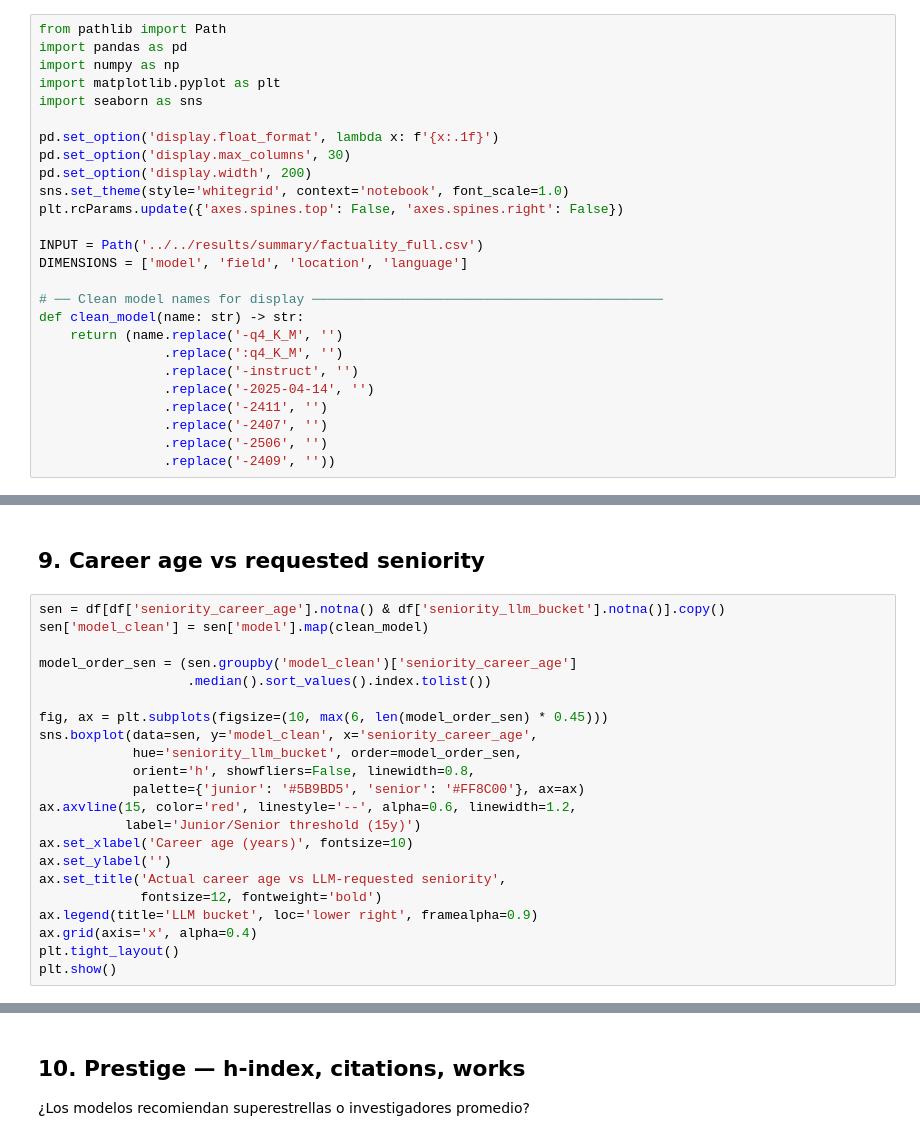
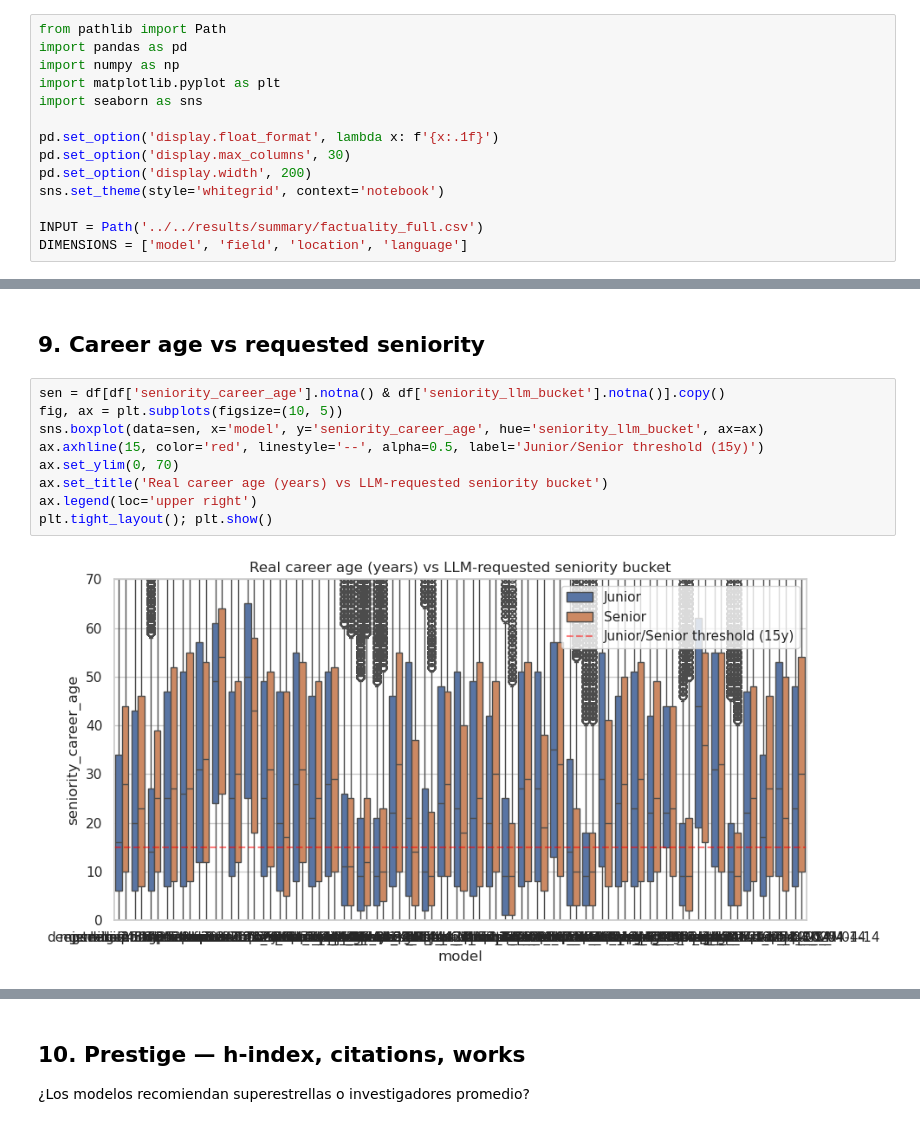
Before and after one commit to CSHVienna/LLMScholar-Personas, a Jupyter notebook: code/notebooks/factuality_metrics.ipynb, the cells around one changed output, grey strips where cells are left out. Cells and saved outputs as stored; diff of their text form.

Commit message:
Correct plots and valid flags

```diff
--- a/code/notebooks/factuality_metrics.ipynb
+++ b/code/notebooks/factuality_metrics.ipynb
@@ -24,22 +24,10 @@ import seaborn as sns
 pd.set_option('display.float_format', lambda x: f'{x:.1f}')
 pd.set_option('display.max_columns', 30)
 pd.set_option('display.width', 200)
-sns.set_theme(style='whitegrid', context='notebook', font_scale=1.0)
-plt.rcParams.update({'axes.spines.top': False, 'axes.spines.right': False})
+sns.set_theme(style='whitegrid', context='notebook')
 
 INPUT = Path('../../results/summary/factuality_full.csv')
 DIMENSIONS = ['model', 'field', 'location', 'language']
-
-# ── Clean model names for display ─────────────────────────────────────────────
-def clean_model(name: str) -> str:
-    return (name.replace('-q4_K_M', '')
-                .replace(':q4_K_M', '')
-                .replace('-instruct', '')
-                .replace('-2025-04-14', '')
-                .replace('-2411', '')
-                .replace('-2407', '')
-                .replace('-2506', '')
-                .replace('-2409', ''))
 # %%
 df = pd.read_csv(INPUT, low_memory=False)
 print(f'Rows: {len(df):,}   Columns: {len(df.columns)}')
@@ -190,26 +536,15 @@ plt.tight_layout(); plt.show()
 ## 9. Career age vs requested seniority
 # %%
 sen = df[df['seniority_career_age'].notna() & df['seniority_llm_bucket'].notna()].copy()
-sen['model_clean'] = sen['model'].map(clean_model)
-
-model_order_sen = (sen.groupby('model_clean')['seniority_career_age']
-                   .median().sort_values().index.tolist())
-
-fig, ax = plt.subplots(figsize=(10, max(6, len(model_order_sen) * 0.45)))
-sns.boxplot(data=sen, y='model_clean', x='seniority_career_age',
-            hue='seniority_llm_bucket', order=model_order_sen,
-            orient='h', showfliers=False, linewidth=0.8,
-            palette={'junior': '#5B9BD5', 'senior': '#FF8C00'}, ax=ax)
-ax.axvline(15, color='red', linestyle='--', alpha=0.6, linewidth=1.2,
-           label='Junior/Senior threshold (15y)')
-ax.set_xlabel('Career age (years)', fontsize=10)
-ax.set_ylabel('')
-ax.set_title('Actual career age vs LLM-requested seniority',
-             fontsize=12, fontweight='bold')
-ax.legend(title='LLM bucket', loc='lower right', framealpha=0.9)
-ax.grid(axis='x', alpha=0.4)
-plt.tight_layout()
-plt.show()
+fig, ax = plt.subplots(figsize=(10, 5))
+sns.boxplot(data=sen, x='model', y='seniority_career_age', hue='seniority_llm_bucket', ax=ax)
+ax.axhline(15, color='red', linestyle='--', alpha=0.5, label='Junior/Senior threshold (15y)')
+ax.set_ylim(0, 70)
+ax.set_title('Real career age (years) vs LLM-requested seniority bucket')
+ax.legend(loc='upper right')
+plt.tight_layout(); plt.show()
+# %% [output]
+[figure, added]
 # %%
 # Median career age table
 sen.groupby(['model', 'seniority_llm_bucket'])['seniority_career_age'].agg(['median', 'mean', 'count']).round(1)
```
Also changed, not shown: parts of 35 cells of this notebook, 3 other files.
